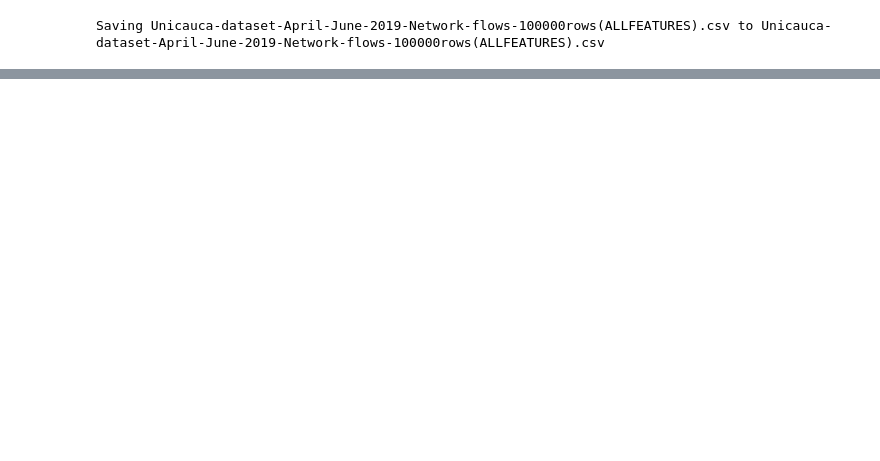
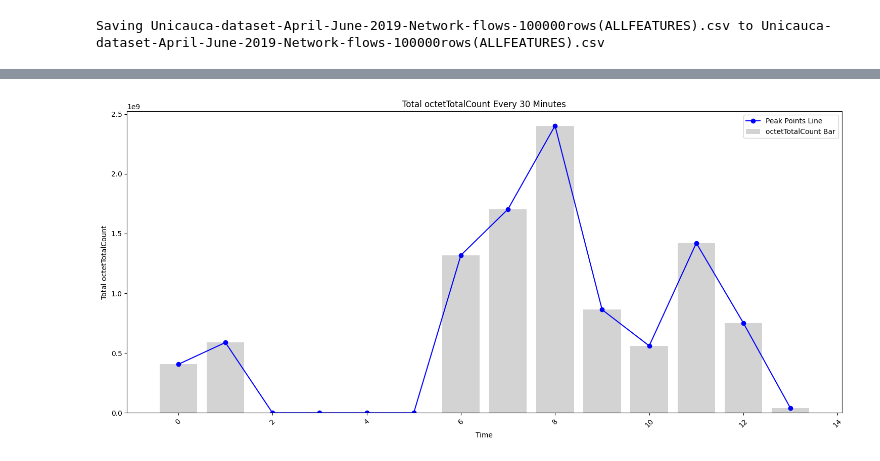
Before and after one commit to samer-glitch/Leveraging-Machine-Learning-for-Identifying-and-Classifying-Cyber-Threats-in-Network-Environments, a Jupyter notebook: Volume Analysis.ipynb, the cells around one changed output, grey strips where cells are left out. Cells and saved outputs as stored; diff of their text form; code cells hidden in the pictures; blank space fills up the shorter version.

```diff
--- a/Volume Analysis.ipynb
+++ b/Volume Analysis.ipynb
@@ -370,0 +313,34 @@ plt.show()
+# %%
+'''
+Goal: The goal of this code is to create a visualization that shows the total amount of data transferred (octetTotalCount) in each 30-minute interval over a period of time.
+Significance:
+    Monitoring Data Usage: It helps in monitoring the volume of data transferred at regular intervals, which is essential for understanding network load and usage patterns.
+    Identifying Trends: The plot can reveal trends or patterns in data transfer over time, such as peak usage periods or variations in network activity.
+    Capacity Planning: Understanding when data usage peaks occur can assist in capacity planning for network resources and infrastructure.
+    '''
+
+import pandas as pd
+import matplotlib.pyplot as plt
+
+# Assuming 'aggregated' is your DataFrame resulting from resampling and aggregation
+# with 'flowStart' as the datetime index or a column, and 'octetTotalCount' aggregated every 30 minutes
+
+# Plotting
+plt.figure(figsize=(15, 7))  # Adjust figure size as needed
+
+# Create bar plot using the index for x-axis
+bars = plt.bar(aggregated.index, aggregated['octetTotalCount'], color='lightgrey', label='octetTotalCount Bar')
+
+# Create line plot on top of the bar plot connecting the peak points
+#plt.plot(aggregated.index, aggregated['octetTotalCount'], marker='o', linestyle='-', color='blue', label='Peak Points Line')
+plt.plot(aggregated['flowStart_datetime'], aggregated['octetTotalCount'], marker='o', linestyle='-', color='blue', label='Peak Points Line')
+
+plt.title('Total octetTotalCount Every 30 Minutes')
+plt.xlabel('Time')
+plt.ylabel('Total octetTotalCount')
+plt.xticks(rotation=45)  # Rotate date labels for better readability
+plt.legend()
+plt.tight_layout()
+plt.show()
+# %% [output]
+[figure, added]
```
Also changed, not shown: parts of 13 cells of this notebook.
